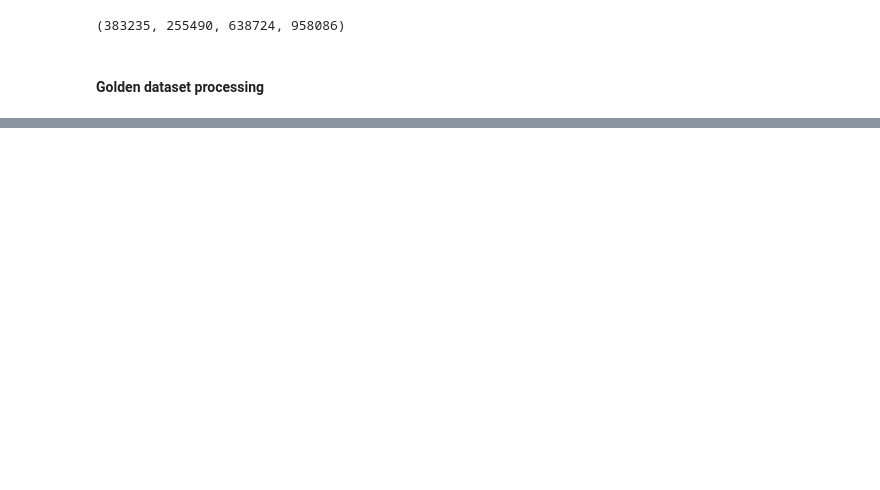
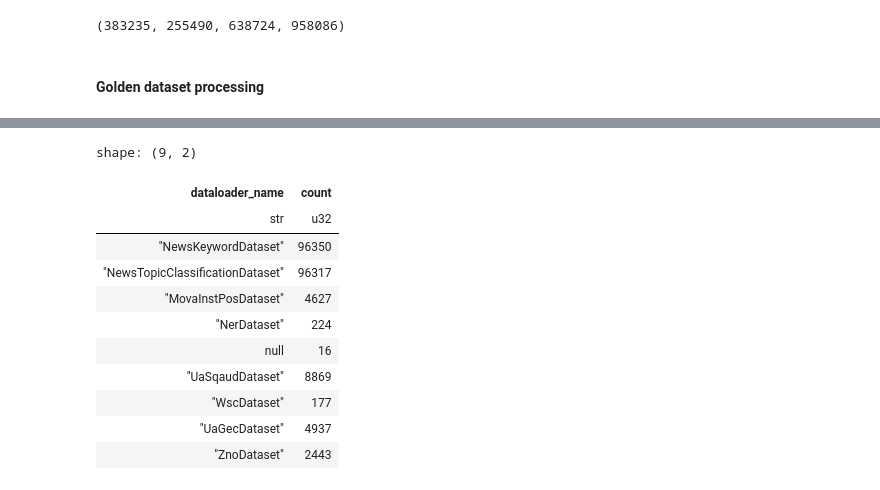
Before and after one commit to ostapbodnar/md-models-training-and-evaluation, a Jupyter notebook: notebooks/dataset_merging_and_spliting.ipynb, the cells around one changed output, grey strips where cells are left out. Drawn from its saved outputs; the diff is of its cells as text; code cells hidden in the pictures; blank space fills up the shorter version.

```diff
--- a/notebooks/dataset_merging_and_spliting.ipynb
+++ b/notebooks/dataset_merging_and_spliting.ipynb
@@ -114,0 +138,15 @@ test_df.write_csv(golden_split_folder / 'test.tsv', separator='\t', quote_char='
+# %%
+df['dataloader_name'].value_counts()
+# %% [output]
+shape: (9, 2)
+| dataloader_name | count |
+| str | u32 |
+| "NewsKeywordDataset" | 96350 |
+| "NewsTopicClassificationDataset" | 96317 |
+| "MovaInstPosDataset" | 4627 |
+| "NerDataset" | 224 |
+| null | 16 |
+| "UaSqaudDataset" | 8869 |
+| "WscDataset" | 177 |
+| "UaGecDataset" | 4937 |
+| "ZnoDataset" | 2443 |
```
Also changed, not shown: parts of 7 cells of this notebook, 11 other files.
